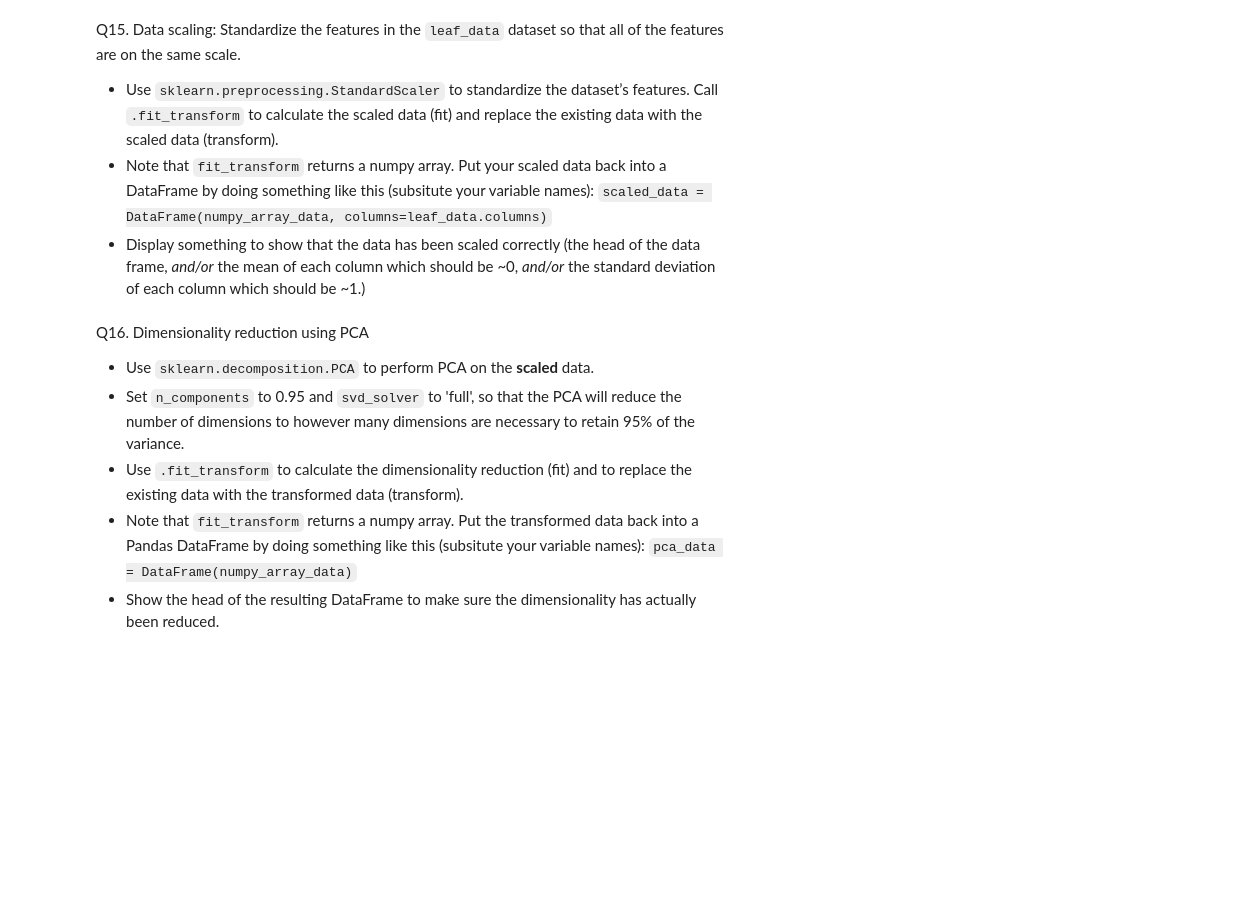
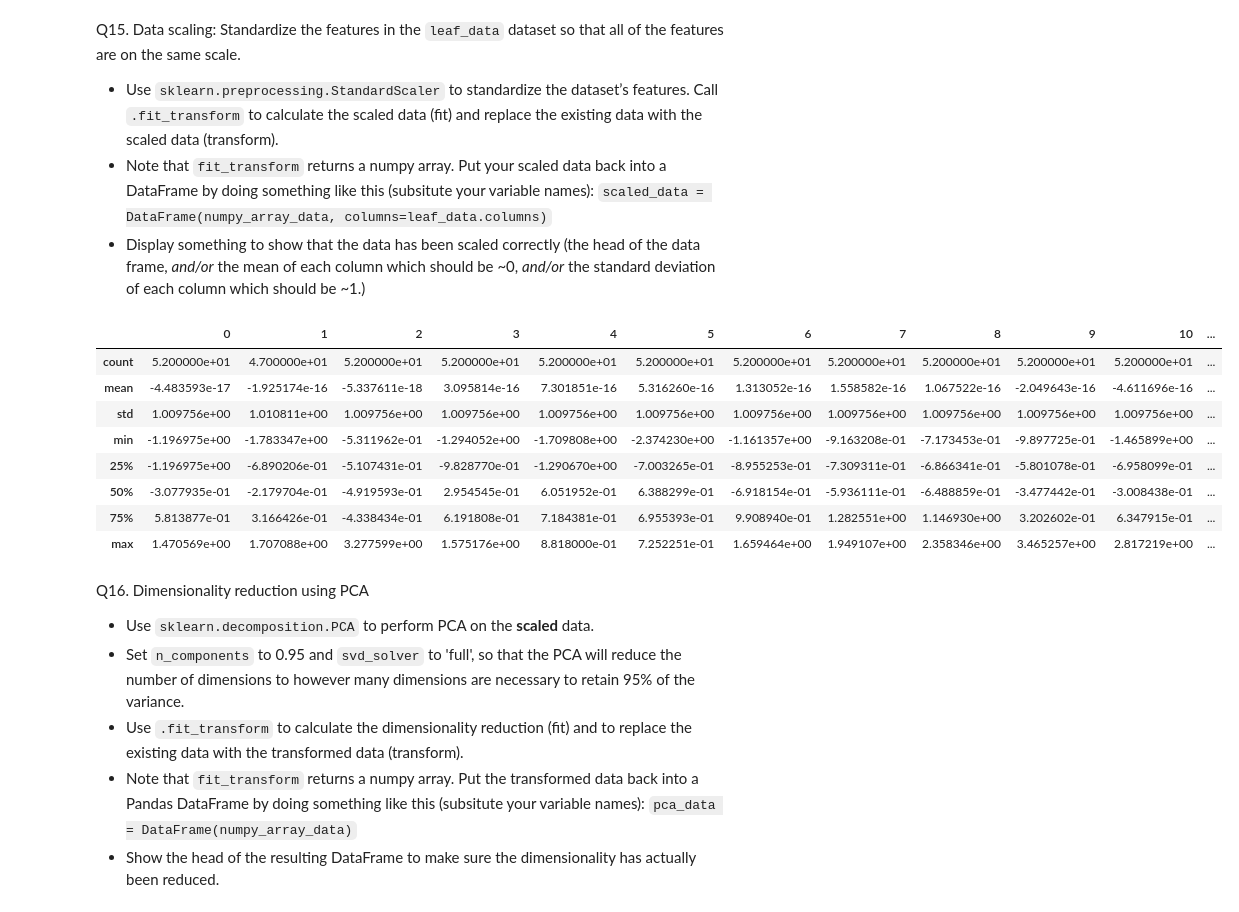
Before and after one commit to IanC04/CS363M, a Jupyter notebook: Assignments/Assignment 1/Assignment_1.ipynb, the cells around one changed output. Drawn from its saved outputs; the diff is of its cells as text; code cells hidden in the pictures; blank space fills up the shorter version.

```diff
--- a/Assignments/Assignment 1/Assignment_1.ipynb
+++ b/Assignments/Assignment 1/Assignment_1.ipynb
@@ -318,6 +318,19 @@ Q15. Data scaling: Standardize the features in the `leaf_data` dataset so that a
 * Display something to show that the data has been scaled correctly (the head of the data frame, *and/or* the mean of each column which should be ~0, *and/or* the standard deviation of each column which should be ~1.)
 # %%
 # your code goes here
+standard_scaler = StandardScaler()
+scaled_data = pd.DataFrame(standard_scaler.fit_transform(leaf_data))
+scaled_data.describe()
+# %% [output]
+|  | 0 | 1 | 2 | 3 | 4 | 5 | 6 | 7 | 8 | 9 | 10 | ... |
+| count | 5.200000e+01 | 4.700000e+01 | 5.200000e+01 | 5.200000e+01 | 5.200000e+01 | 5.200000e+01 | 5.200000e+01 | 5.200000e+01 | 5.200000e+01 | 5.200000e+01 | 5.200000e+01 | ... |
+| mean | -4.483593e-17 | -1.925174e-16 | -5.337611e-18 | 3.095814e-16 | 7.301851e-16 | 5.316260e-16 | 1.313052e-16 | 1.558582e-16 | 1.067522e-16 | -2.049643e-16 | -4.611696e-16 | ... |
+| std | 1.009756e+00 | 1.010811e+00 | 1.009756e+00 | 1.009756e+00 | 1.009756e+00 | 1.009756e+00 | 1.009756e+00 | 1.009756e+00 | 1.009756e+00 | 1.009756e+00 | 1.009756e+00 | ... |
+| min | -1.196975e+00 | -1.783347e+00 | -5.311962e-01 | -1.294052e+00 | -1.709808e+00 | -2.374230e+00 | -1.161357e+00 | -9.163208e-01 | -7.173453e-01 | -9.897725e-01 | -1.465899e+00 | ... |
+| 25% | -1.196975e+00 | -6.890206e-01 | -5.107431e-01 | -9.828770e-01 | -1.290670e+00 | -7.003265e-01 | -8.955253e-01 | -7.309311e-01 | -6.866341e-01 | -5.801078e-01 | -6.958099e-01 | ... |
+| 50% | -3.077935e-01 | -2.179704e-01 | -4.919593e-01 | 2.954545e-01 | 6.051952e-01 | 6.388299e-01 | -6.918154e-01 | -5.936111e-01 | -6.488859e-01 | -3.477442e-01 | -3.008438e-01 | ... |
+| 75% | 5.813877e-01 | 3.166426e-01 | -4.338434e-01 | 6.191808e-01 | 7.184381e-01 | 6.955393e-01 | 9.908940e-01 | 1.282551e+00 | 1.146930e+00 | 3.202602e-01 | 6.347915e-01 | ... |
+| max | 1.470569e+00 | 1.707088e+00 | 3.277599e+00 | 1.575176e+00 | 8.818000e-01 | 7.252251e-01 | 1.659464e+00 | 1.949107e+00 | 2.358346e+00 | 3.465257e+00 | 2.817219e+00 | ... |
 # %% [markdown]
 Q16. Dimensionality reduction using PCA
 
```
Also changed, not shown: parts of 2 cells of this notebook.
